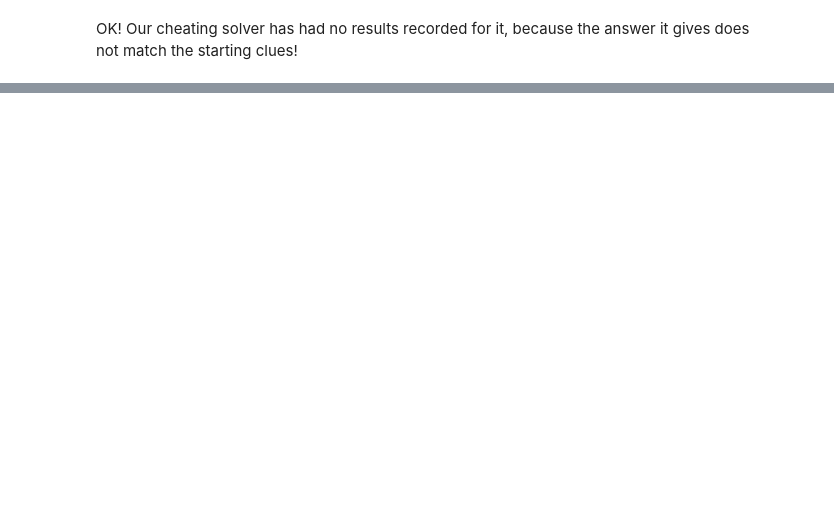
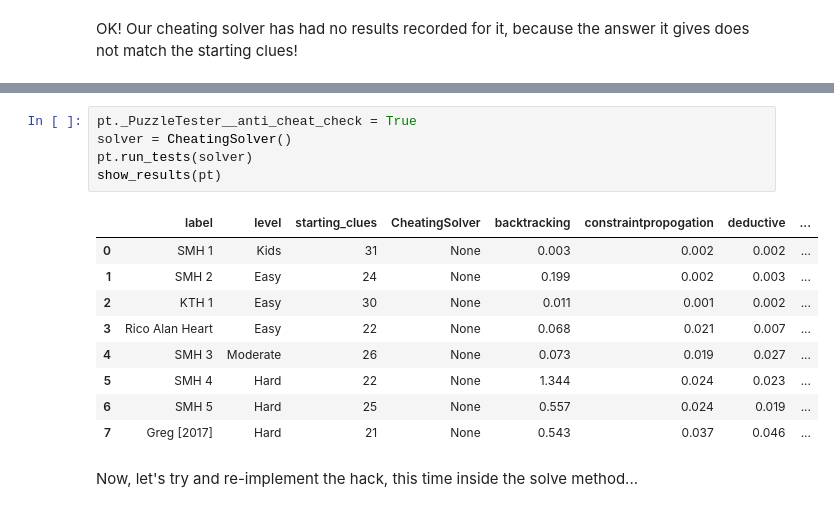
Before and after one commit to hissohathair/puzzle-solvers, a Jupyter notebook: Sudoku/Cheating.ipynb, the cells around one changed output, grey strips where cells are left out. Saved outputs shown, nothing was run; the diff lists cells and outputs as text; blank space fills up the shorter version.

```diff
--- a/Sudoku/Cheating.ipynb
+++ b/Sudoku/Cheating.ipynb
@@ -248,0 +327,17 @@ These might be a fun way to learn more about the internals of Python, but for no
+# %%
+pt._PuzzleTester__anti_cheat_check = True
+solver = CheatingSolver()
+pt.run_tests(solver)
+show_results(pt)
+# %% [output]
+|  | label | level | starting_clues | CheatingSolver | backtracking | constraintpropogation | deductive | ... |
+| 0 | SMH 1 | Kids | 31 | None | 0.003 | 0.002 | 0.002 | ... |
+| 1 | SMH 2 | Easy | 24 | None | 0.199 | 0.002 | 0.003 | ... |
+| 2 | KTH 1 | Easy | 30 | None | 0.011 | 0.001 | 0.002 | ... |
+| 3 | Rico Alan Heart | Easy | 22 | None | 0.068 | 0.021 | 0.007 | ... |
+| 4 | SMH 3 | Moderate | 26 | None | 0.073 | 0.019 | 0.027 | ... |
+| 5 | SMH 4 | Hard | 22 | None | 1.344 | 0.024 | 0.023 | ... |
+| 6 | SMH 5 | Hard | 25 | None | 0.557 | 0.024 | 0.019 | ... |
+| 7 | Greg [2017] | Hard | 21 | None | 0.543 | 0.037 | 0.046 | ... |
+# %% [markdown]
+Now, let's try and re-implement the hack, this time inside the solve method...
```
Also changed, not shown: parts of 43 cells of this notebook, 1 other file.
